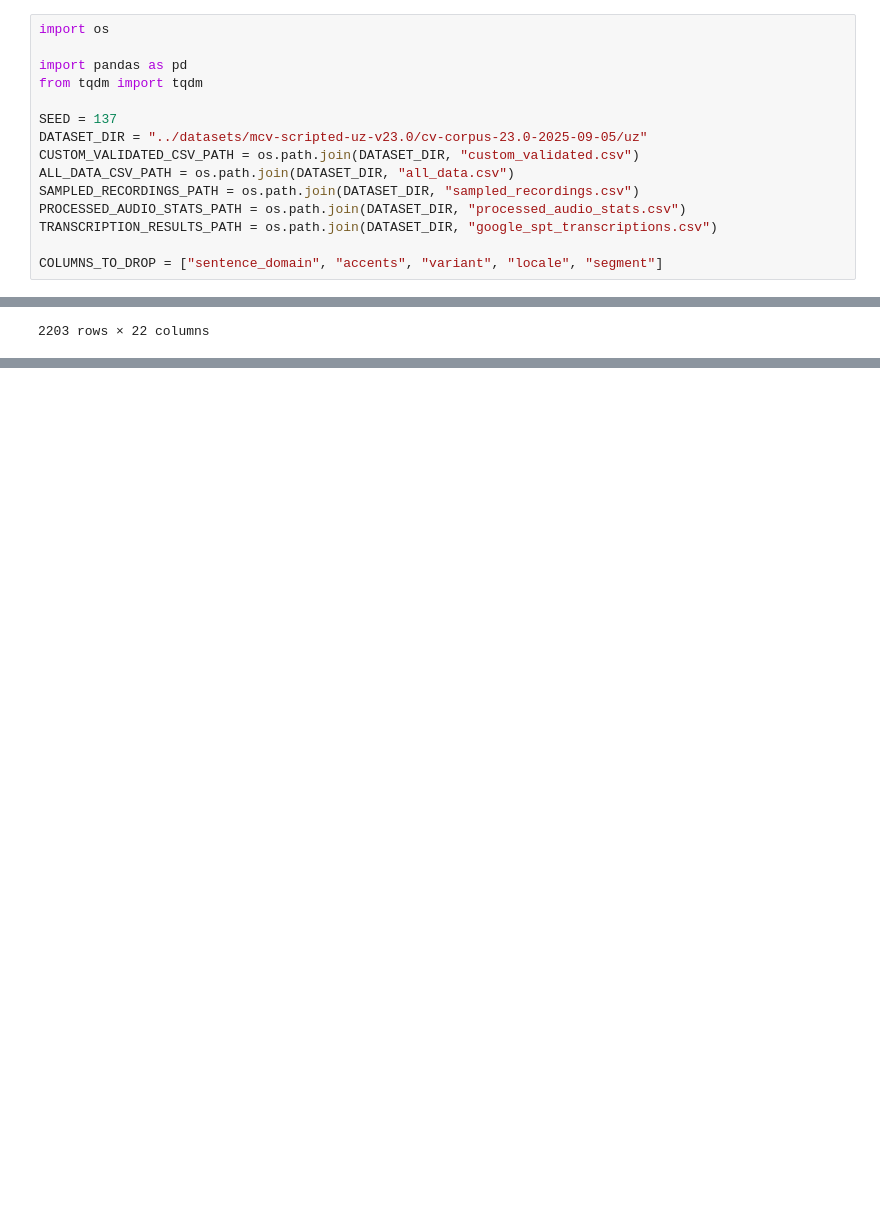
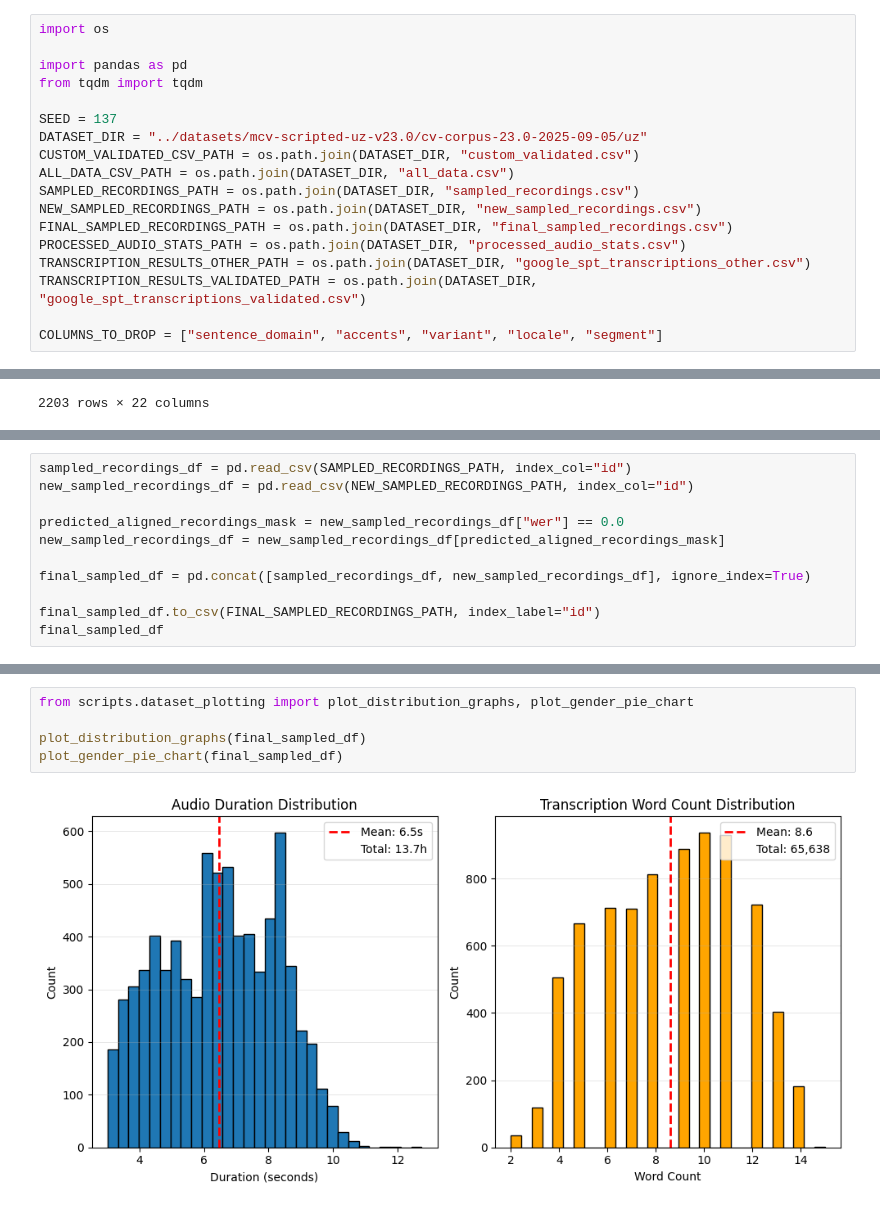
Before and after one commit to HaidarChaito/uzbek-automatic-speech-recognition, a Jupyter notebook: notebooks/common_voice_dataset_quality_evaluation.ipynb, the cells around one changed output, grey strips where cells are left out. Drawn from its saved outputs; the diff is of its cells as text; blank space fills up the shorter version.

Commit message:
Add more sample data from validated set and check audio-transcription alignment logic

```diff
--- a/notebooks/common_voice_dataset_quality_evaluation.ipynb
+++ b/notebooks/common_voice_dataset_quality_evaluation.ipynb
@@ -25,8 +25,11 @@ DATASET_DIR = "../datasets/mcv-scripted-uz-v23.0/cv-corpus-23.0-2025-09-05/uz"
 CUSTOM_VALIDATED_CSV_PATH = os.path.join(DATASET_DIR, "custom_validated.csv")
 ALL_DATA_CSV_PATH = os.path.join(DATASET_DIR, "all_data.csv")
 SAMPLED_RECORDINGS_PATH = os.path.join(DATASET_DIR, "sampled_recordings.csv")
+NEW_SAMPLED_RECORDINGS_PATH = os.path.join(DATASET_DIR, "new_sampled_recordings.csv")
+FINAL_SAMPLED_RECORDINGS_PATH = os.path.join(DATASET_DIR, "final_sampled_recordings.csv")
 PROCESSED_AUDIO_STATS_PATH = os.path.join(DATASET_DIR, "processed_audio_stats.csv")
-TRANSCRIPTION_RESULTS_PATH = os.path.join(DATASET_DIR, "google_spt_transcriptions.csv")
+TRANSCRIPTION_RESULTS_OTHER_PATH = os.path.join(DATASET_DIR, "google_spt_transcriptions_other.csv")
+TRANSCRIPTION_RESULTS_VALIDATED_PATH = os.path.join(DATASET_DIR, "google_spt_transcriptions_validated.csv")
 
 COLUMNS_TO_DROP = ["sentence_domain", "accents", "variant", "locale", "segment"]
 # %%
@@ -1117,0 +1651,11 @@ Total duration: 4.64h
+# %%
+sampled_recordings_df = pd.read_csv(SAMPLED_RECORDINGS_PATH, index_col="id")
+new_sampled_recordings_df = pd.read_csv(NEW_SAMPLED_RECORDINGS_PATH, index_col="id")
+
+predicted_aligned_recordings_mask = new_sampled_recordings_df["wer"] == 0.0
+new_sampled_recordings_df = new_sampled_recordings_df[predicted_aligned_recordings_mask]
+
+final_sampled_df = pd.concat([sampled_recordings_df, new_sampled_recordings_df], ignore_index=True)
+
+final_sampled_df.to_csv(FINAL_SAMPLED_RECORDINGS_PATH, index_label="id")
+final_sampled_df
@@ -1117,0 +1676,7 @@ Total duration: 4.64h
+# %%
+from scripts.dataset_plotting import plot_distribution_graphs, plot_gender_pie_chart
+
+plot_distribution_graphs(final_sampled_df)
+plot_gender_pie_chart(final_sampled_df)
+# %% [output]
+[figure, added]
```
Also changed, not shown: parts of 18 cells of this notebook, 4 other files.
